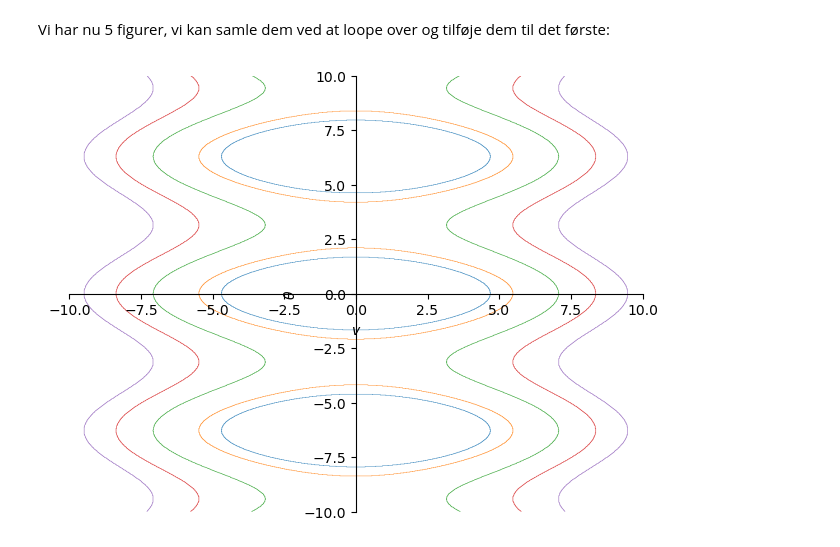
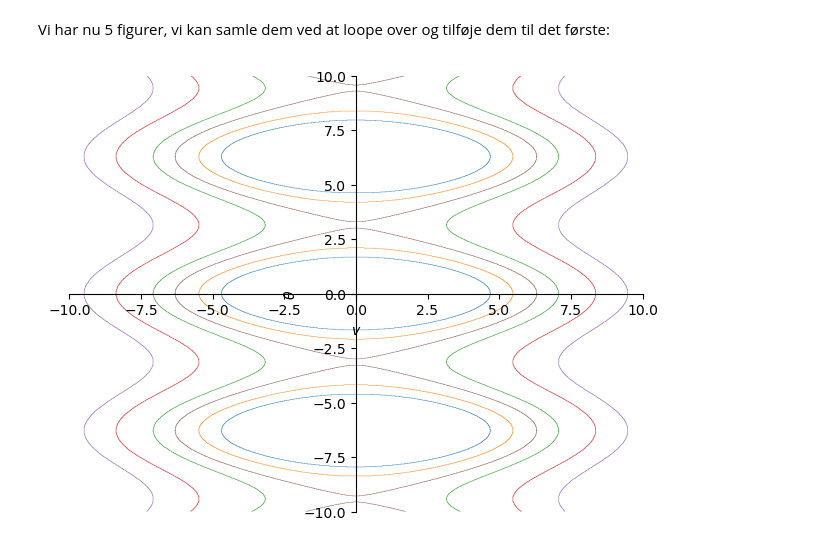
Before and after one commit to Focus9752/LinAlys, a Jupyter notebook: UA7/opg7_3.ipynb, the cells around one changed output. Cells and saved outputs as stored; diff of their text form; code cells hidden in the pictures.

```diff
--- a/UA7/opg7_3.ipynb
+++ b/UA7/opg7_3.ipynb
@@ -17,7 +17,7 @@ $\displaystyle 0.5 v^{2} - 10 \cos{\left(\theta \right)}$
 Vi ønsker at lave niveaukurver, vi følger metoden beskrevet [her.](https://python-intro.nbi.ku.dk/notebooks/sympy/Notebook_FlereVar_plot.html#niveaukurver):
 # %%
 # Her kan du angive en liste af værdier af E, som hver giver en niveaukurve
-værdier_for_E = [1,5,15,25,35]
+værdier_for_E = [1,5,15,20,25,35]
 
 # Sæt størrelsen af billedet
 v_range       = (-10, 10)
@@ -41,14 +41,39 @@ for i in range(len(værdier_for_E)):
     figurer.append(ny_figur)
 # %% [markdown]
 Vi har nu 5 figurer, vi kan samle dem ved at loope over og tilføje dem til det første:
-# %%
-vis_figur = figurer[0]    #Lav en ny figur ud fra den første figur i listen
-
-# Loop nu over resten af listen ved at indeksere med [1:]
-for tilføj_figur in figurer[1:]:
-    vis_figur.append(tilføj_figur[0])          # Tilføj til den første figur
-
-# Vis figuren
-vis_figur.show()
-# %% [output]
-[figure, removed]
+# %%
+# Her kan du angive en liste af værdier af E, som hver giver en niveaukurve
+værdier_for_E = [1,5,15,25,35,10]
+
+# E_O lader til at være 10
+
+# Sæt størrelsen af billedet
+v_range       = (-10, 10)
+theta_range   = (-10, 10)
+# Vi laver en liste til figurer
+figurer   = []
+
+# Vi sætter et loop op over vores værdier for c
+for i in range(len(værdier_for_E)):
+
+    # Lav et nyt implicit plot for hver værdi af c:
+    ny_figur = plot_implicit(sp.Eq(E, værdier_for_E[i]),              # Opskriv ligheden for E = E_i
+                             (v, v_range[0], v_range[1]),             # Sæt grænserne for variable
+                             (theta, theta_range[0], theta_range[1]),
+                             line_color = f"C{i}",                    # Vælge den i'te farve i matplotlib
+                             show       = False)                      # Ikke vis
+
+
+    # Tilføj denne figur til en liste
+    figurer.append(ny_figur)
+
+vis_figur = figurer[0]    #Lav en ny figur ud fra den første figur i listen
+
+# Loop nu over resten af listen ved at indeksere med [1:]
+for tilføj_figur in figurer[1:]:
+    vis_figur.append(tilføj_figur[0])          # Tilføj til den første figur
+
+# Vis figuren
+vis_figur.show()
+# %% [output]
+[figure, added]
```
